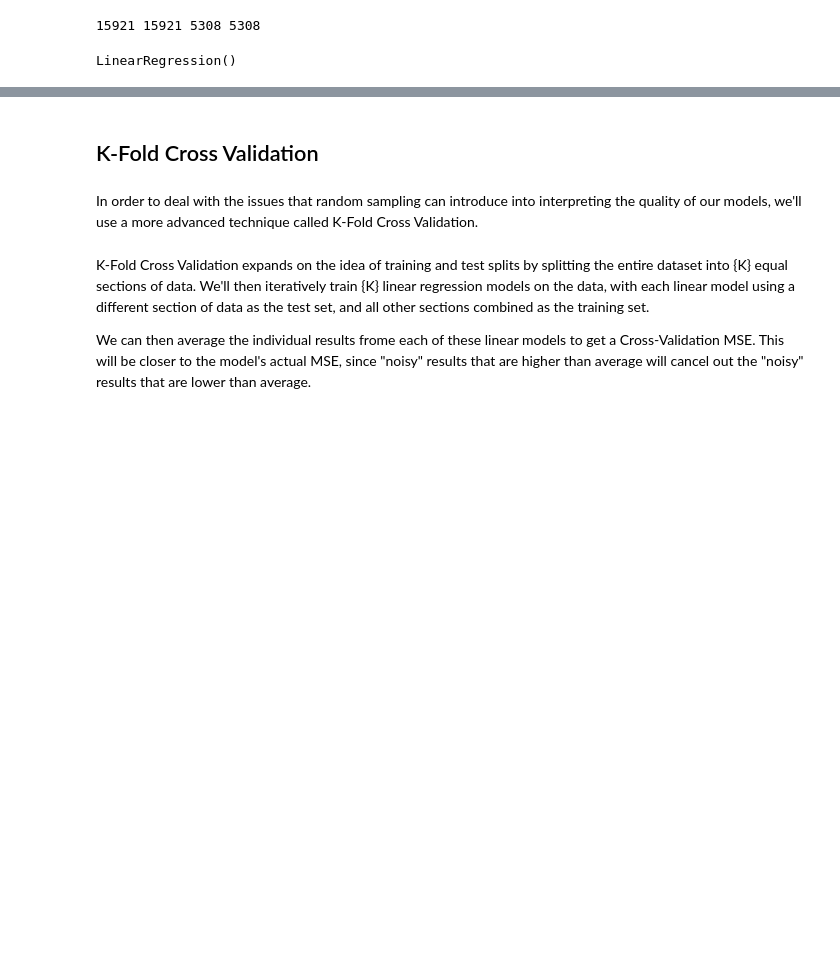
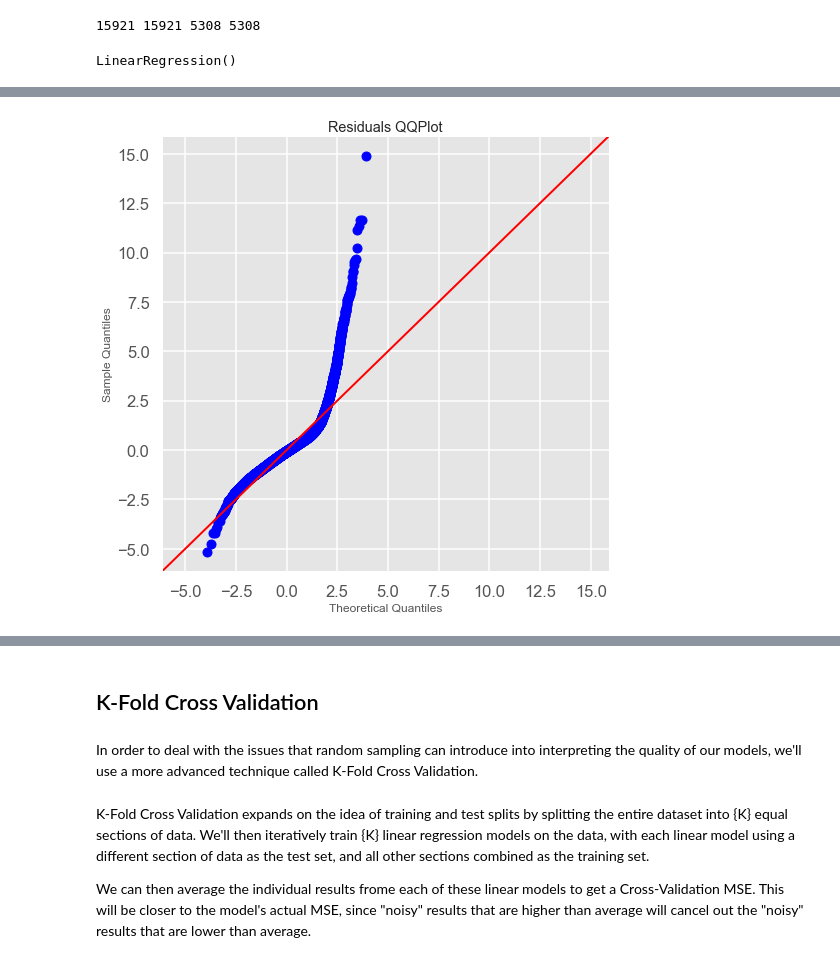
Before and after one commit to baotramduong/Portfolio_Project_Multivariate_Linear_Regression_King_County_Housing, a Jupyter notebook: Part II - Machine Learning.ipynb, the cells around one changed output, grey strips where cells are left out. Drawn from its saved outputs; the diff is of its cells as text; code cells hidden in the pictures; blank space fills up the shorter version.

```diff
--- a/Part II - Machine Learning.ipynb
+++ b/Part II - Machine Learning.ipynb
@@ -455,0 +436,15 @@ Look at the residuals and calculate the MSE for training and test sets:
+# %%
+#recheck for normality
+fig = sm.graphics.qqplot(model.resid,
+                         dist = stats.norm,
+                         line = '45',
+                         fit = True)
+fig.set_size_inches(8, 8)
+
+#set labels
+plt.title('Residuals QQPlot')
+
+#show
+plt.show()
+# %% [output]
+[figure, added]
```
Also changed, not shown: parts of 62 cells of this notebook.
